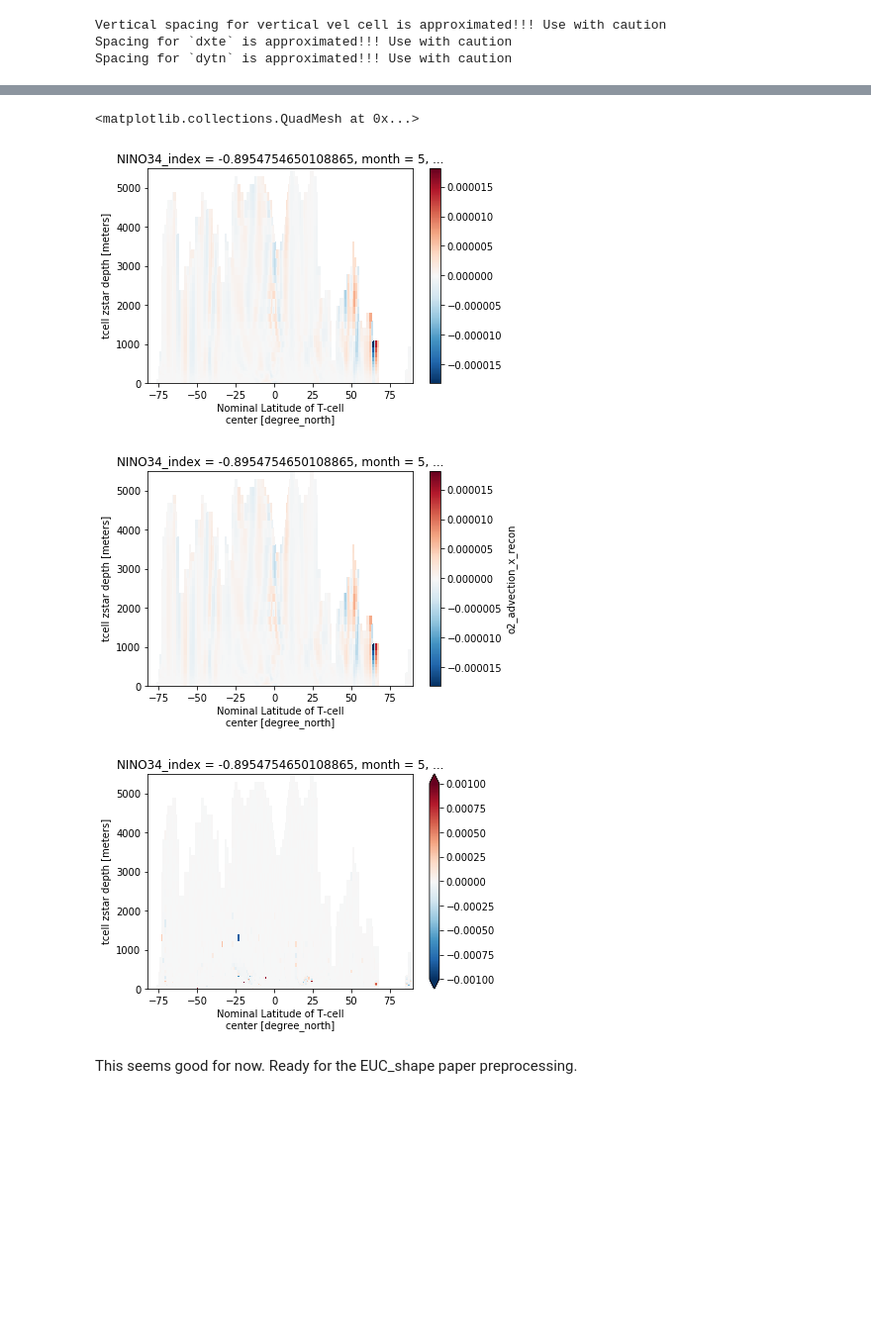
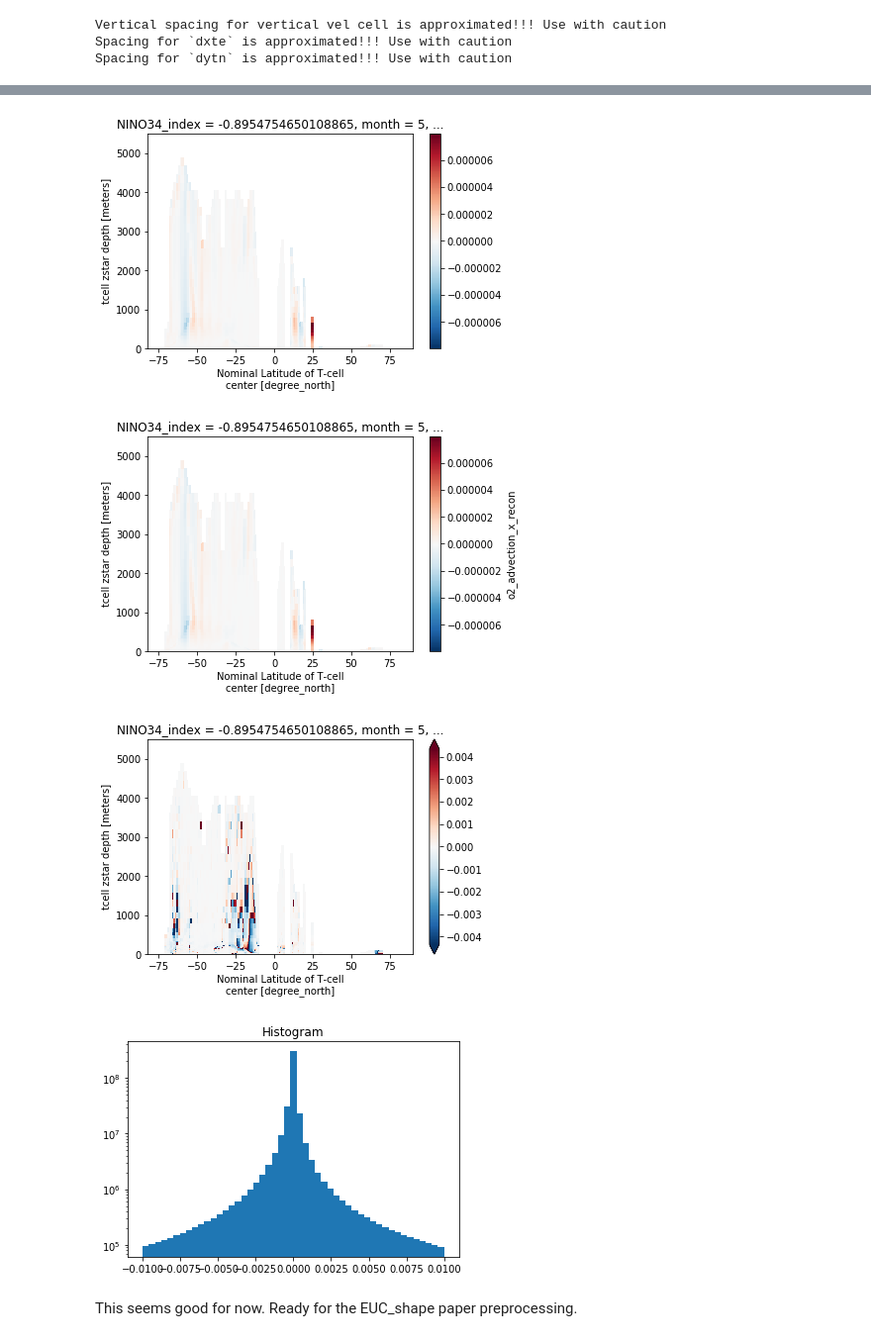
Before and after one commit to jbusecke/mom_tools, a Jupyter notebook: CM-O2_suite_budget_tests.ipynb, the cells around one changed output, grey strips where cells are left out. Shown: that part at 99% size. Cells and saved outputs as stored; diff of their text form; code cells hidden in the pictures; blank space fills up the shorter version.

```diff
--- a/CM-O2_suite_budget_tests.ipynb
+++ b/CM-O2_suite_budget_tests.ipynb
@@ -195,5 +208,6 @@ def add_split_tendencies(ds):
 %autoreload 1
 %aimport mom_budgets
 from mom_budgets import add_vertical_spacing, add_split_tendencies
-ds_test = xr.open_zarr('/work/Julius.Busecke/zarr_test/CM21deg_control.zarr')
+# ds_test = xr.open_zarr('/work/Julius.Busecke/zarr_test/CM21deg_control.zarr')
+ds_test = xr.open_zarr('/work/Julius.Busecke/zarr_test/CM26_control.zarr')
 ds_test = add_vertical_spacing(ds_test)
@@ -209,12 +253,13 @@ Spacing for `dytn` is approximated!!! Use with caution
 # %%
-roi = dict(time=4, xu_ocean=250)
+# How well do we reconstruct the actual fluxes (this is probably the toughest test...)
+roi = dict(time=4, xu_ocean=200)
 fld = 'o2_xflux_adv'
 
-roi = dict(time=4, xt_ocean=250)
+roi = dict(time=4, xt_ocean=200)
 fld = 'o2_yflux_adv'
 
-roi = dict(time=4, xt_ocean=250)
-fld = 'o2_zflux_adv'
+# roi = dict(time=4, xt_ocean=250)
+# fld = 'o2_zflux_adv'
 
 plt.figure()
 ds_test['%s' %fld].isel(**roi).plot()
@@ -223,5 +268,8 @@ plt.figure()
 ds_test['%s_recon' %fld].isel(**roi).plot()
 
 plt.figure()
-((ds_test['%s_recon' %fld] - ds_test['%s' %fld]) / ds_test['%s' %fld]).isel(**roi).plot(vmax=0.05)
+(((ds_test['%s_recon' %fld] - ds_test['%s' %fld]) / ds_test['%s' %fld]) * 100).isel(**roi).plot(robust=True)
+
+plt.figure()
+(((ds_test['%s_recon' %fld] - ds_test['%s' %fld]) / ds_test['%s' %fld]) * 100).plot(bins=np.linspace(-5, 5, 50))
 # %% [output]
@@ -249,16 +337,22 @@ plt.figure()
 # %%
+# Test the tracergrad/vel-divergence decomposition.
 plt.figure()
 (ds_test['o2_advection_x_recon_vel'] + ds_test['o2_advection_x_recon_tracer']).isel(**roi).plot()
 
 plt.figure()
 ds_test['o2_advection_x_recon'].isel(**roi).plot()
 
+error = (((ds_test['o2_advection_x_recon_vel'] + ds_test['o2_advection_x_recon_tracer']) - ds_test['o2_advection_x_recon']) / ds_test['o2_advection_x_recon']) * 100
 plt.figure()
-(((ds_test['o2_advection_x_recon_vel'] + ds_test['o2_advection_x_recon_tracer']) - ds_test['o2_advection_x_recon']) / ds_test['o2_advection_x_recon']).isel(**roi).plot(vmax=0.001)
+error.isel(**roi).plot(robust=True)
+
+plt.figure()
+error.where(xr.ufuncs.isfinite(error)).plot(bins=np.linspace(-0.01,0.01,50))
+plt.gca().set_yscale('log')
 # %% [output]
-<matplotlib.collections.QuadMesh at 0x...>
-[figure, old version]
+[figure, new version]
-[figure, old version]
+[figure, new version]
-[figure, old version]
+[figure, new version]
+[figure, added]
 # %% [markdown]
 This seems good for now. Ready for the EUC_shape paper preprocessing.
```
Also changed, not shown: parts of 21 cells of this notebook, 3 other files.
